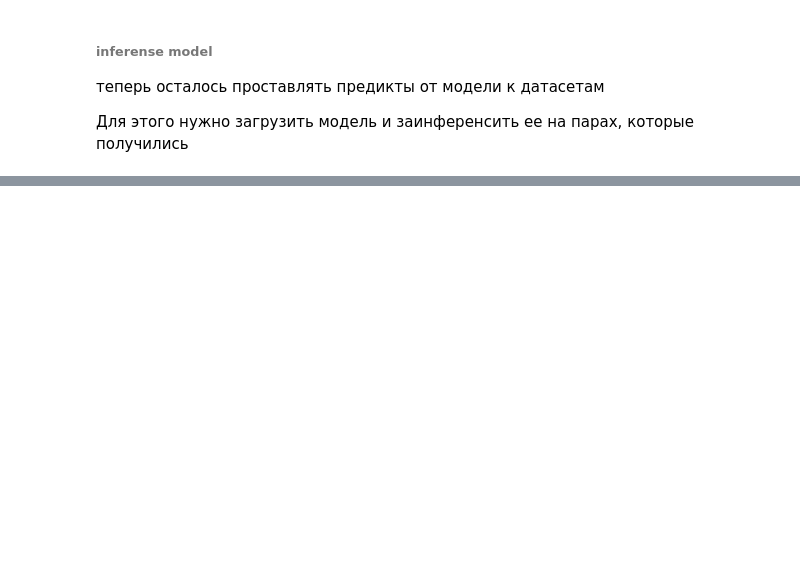
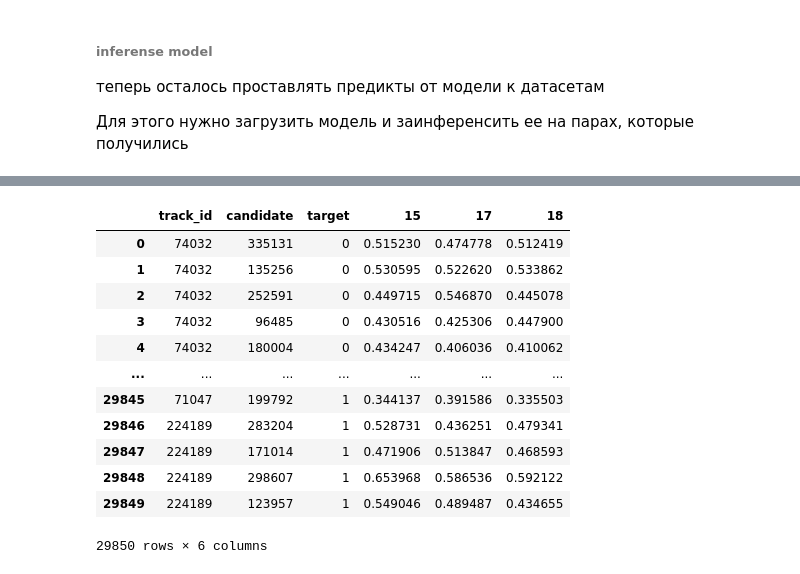
Before and after one commit to evgenshuben/YandexCup, a Jupyter notebook: notebooks/Reranker/RerankerDataset.ipynb, the cells around one changed output, grey strips where cells are left out. Cells and saved outputs as stored; diff of their text form; code cells hidden in the pictures; blank space fills up the shorter version.

```diff
--- a/notebooks/Reranker/RerankerDataset.ipynb
+++ b/notebooks/Reranker/RerankerDataset.ipynb
@@ -116,0 +235,18 @@ train_flat_pd
+# %%
+def calculate_scores(df, model, output_column='score'):
+    scores = []
+    for _, row in tqdm(df.iterrows(), total=df.shape[0]):
+        track_id = row['track_id']
+        candidate = row['candidate']
+
+        # Получаем эмбеддинги для track_id и candidate
+        track_embedding = get_embedding(track_id, model).cpu().detach().numpy()
+        candidate_embedding = get_embedding(candidate, model).cpu().detach().numpy()
+
+        # Считаем косинусное сходство
+        score = cosine_similarity([track_embedding], [candidate_embedding])[0, 0]
+        scores.append(score)
+
+    # Добавляем столбец со скорами в DataFrame
+    df[output_column] = scores
+    return df
@@ -116,0 +387,17 @@ train_flat_pd
+# %%
+calculate_scores(train_flat_pd, trainer.model, output_column='18')
+calculate_scores(val_flat_pd, trainer.model, output_column='18')
+# %% [output]
+|  | track_id | candidate | target | 15 | 17 | 18 |
+| 0 | 74032 | 335131 | 0 | 0.515230 | 0.474778 | 0.512419 |
+| 1 | 74032 | 135256 | 0 | 0.530595 | 0.522620 | 0.533862 |
+| 2 | 74032 | 252591 | 0 | 0.449715 | 0.546870 | 0.445078 |
+| 3 | 74032 | 96485 | 0 | 0.430516 | 0.425306 | 0.447900 |
+| 4 | 74032 | 180004 | 0 | 0.434247 | 0.406036 | 0.410062 |
+| ... | ... | ... | ... | ... | ... | ... |
+| 29845 | 71047 | 199792 | 1 | 0.344137 | 0.391586 | 0.335503 |
+| 29846 | 224189 | 283204 | 1 | 0.528731 | 0.436251 | 0.479341 |
+| 29847 | 224189 | 171014 | 1 | 0.471906 | 0.513847 | 0.468593 |
+| 29848 | 224189 | 298607 | 1 | 0.653968 | 0.586536 | 0.592122 |
+| 29849 | 224189 | 123957 | 1 | 0.549046 | 0.489487 | 0.434655 |
+29850 rows × 6 columns
```
Also changed, not shown: parts of 48 cells of this notebook, 5 other files.
